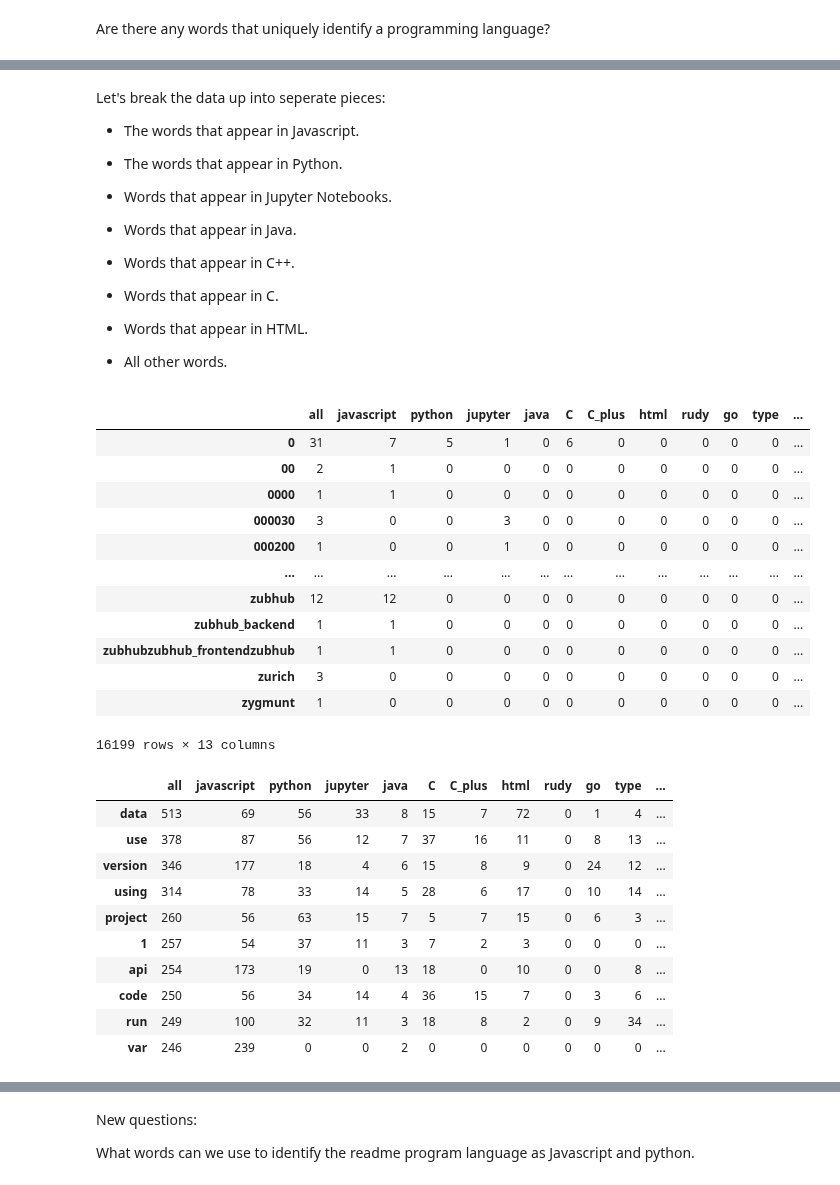
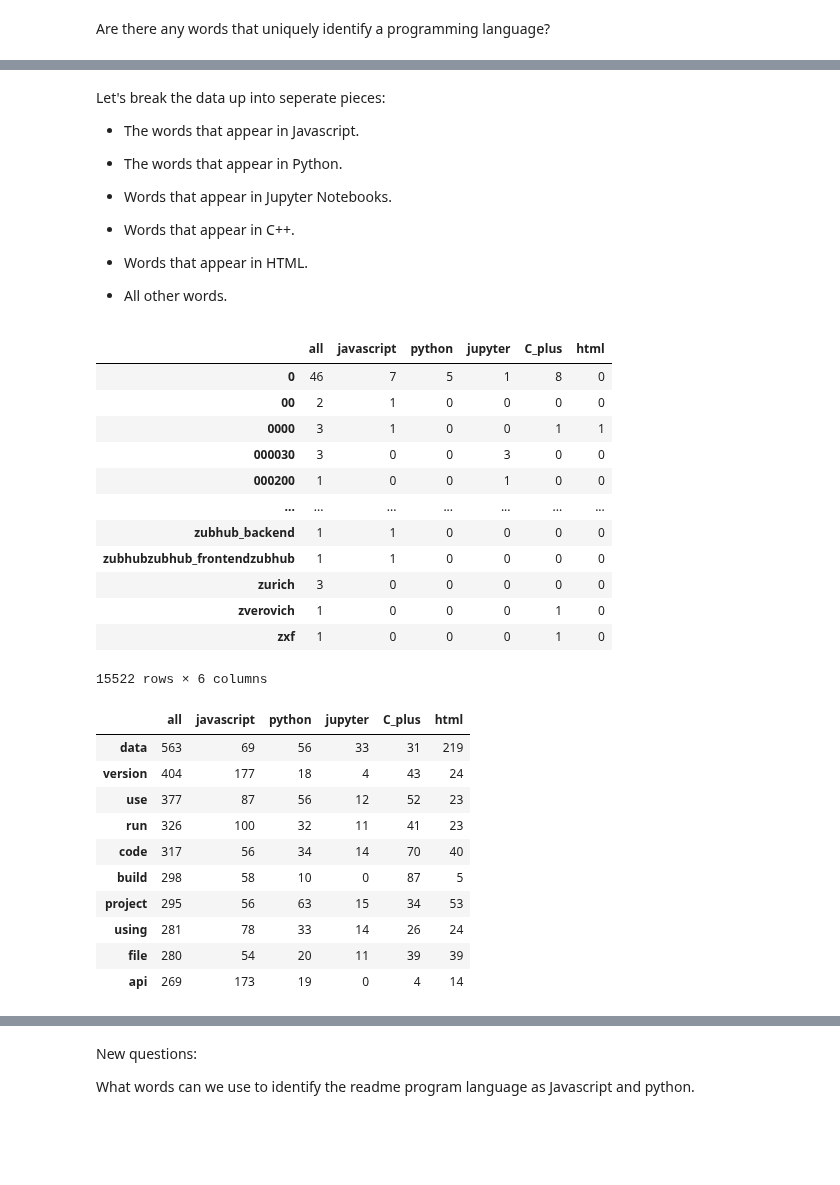
Before and after one commit to codeup-nlp/nlp-project, a Jupyter notebook: craig_explore.ipynb, the cells around one changed output, grey strips where cells are left out. Cells and saved outputs as stored; diff of their text form; code cells hidden in the pictures; blank space fills up the shorter version.

```diff
--- a/craig_explore.ipynb
+++ b/craig_explore.ipynb
@@ -181,11 +170,7 @@ Let's break the data up into seperate pieces:
 
 - Words that appear in Jupyter Notebooks.
 
-- Words that appear in Java.
-
 - Words that appear in C++.
-
-- Words that appear in C.
 
 - Words that appear in HTML.
 
@@ -241,40 +226,40 @@ shell_freq = pd.Series(shell_words).value_counts()
 all_freq = pd.Series(all_words).value_counts()
 # other_freq = pd.Series(other_words).value_counts()
 # %%
-word_counts = (pd.concat([all_freq, javascript_freq, python_freq, jupyter_freq, java_freq, c_freq, c_plus_freq, html_freq, rudy_freq, go_freq, type_freq, tex_freq, shell_freq], axis=1, sort=True)
-                .set_axis(['all', 'javascript', 'python', 'jupyter', 'java', 'C', 'C_plus', 'html', 'rudy', 'go', 'type', 'tex', 'shell'], axis=1, inplace=False)
+word_counts = (pd.concat([all_freq, javascript_freq, python_freq, jupyter_freq, c_plus_freq, html_freq], axis=1, sort=True)
+                .set_axis(['all', 'javascript', 'python', 'jupyter', 'C_plus', 'html'], axis=1, inplace=False)
                 .fillna(0)
                 .apply(lambda s: s.astype(int)))
 
 word_counts
 # %% [output]
-|  | all | javascript | python | jupyter | java | C | C_plus | html | rudy | go | type | ... |
-| 0 | 31 | 7 | 5 | 1 | 0 | 6 | 0 | 0 | 0 | 0 | 0 | ... |
-| 00 | 2 | 1 | 0 | 0 | 0 | 0 | 0 | 0 | 0 | 0 | 0 | ... |
-| 0000 | 1 | 1 | 0 | 0 | 0 | 0 | 0 | 0 | 0 | 0 | 0 | ... |
-| 000030 | 3 | 0 | 0 | 3 | 0 | 0 | 0 | 0 | 0 | 0 | 0 | ... |
-| 000200 | 1 | 0 | 0 | 1 | 0 | 0 | 0 | 0 | 0 | 0 | 0 | ... |
-| ... | ... | ... | ... | ... | ... | ... | ... | ... | ... | ... | ... | ... |
-| zubhub | 12 | 12 | 0 | 0 | 0 | 0 | 0 | 0 | 0 | 0 | 0 | ... |
-| zubhub_backend | 1 | 1 | 0 | 0 | 0 | 0 | 0 | 0 | 0 | 0 | 0 | ... |
-| zubhubzubhub_frontendzubhub | 1 | 1 | 0 | 0 | 0 | 0 | 0 | 0 | 0 | 0 | 0 | ... |
-| zurich | 3 | 0 | 0 | 0 | 0 | 0 | 0 | 0 | 0 | 0 | 0 | ... |
-| zygmunt | 1 | 0 | 0 | 0 | 0 | 0 | 0 | 0 | 0 | 0 | 0 | ... |
+|  | all | javascript | python | jupyter | C_plus | html |
+| 0 | 46 | 7 | 5 | 1 | 8 | 0 |
+| 00 | 2 | 1 | 0 | 0 | 0 | 0 |
+| 0000 | 3 | 1 | 0 | 0 | 1 | 1 |
+| 000030 | 3 | 0 | 0 | 3 | 0 | 0 |
+| 000200 | 1 | 0 | 0 | 1 | 0 | 0 |
+| ... | ... | ... | ... | ... | ... | ... |
+| zubhub_backend | 1 | 1 | 0 | 0 | 0 | 0 |
+| zubhubzubhub_frontendzubhub | 1 | 1 | 0 | 0 | 0 | 0 |
+| zurich | 3 | 0 | 0 | 0 | 0 | 0 |
+| zverovich | 1 | 0 | 0 | 0 | 1 | 0 |
+| zxf | 1 | 0 | 0 | 0 | 1 | 0 |
-16199 rows × 13 columns
+15522 rows × 6 columns
 # %%
 word_counts.sort_values(by='all', ascending=False).head(10)
 # %% [output]
-|  | all | javascript | python | jupyter | java | C | C_plus | html | rudy | go | type | ... |
-| data | 513 | 69 | 56 | 33 | 8 | 15 | 7 | 72 | 0 | 1 | 4 | ... |
-| use | 378 | 87 | 56 | 12 | 7 | 37 | 16 | 11 | 0 | 8 | 13 | ... |
-| version | 346 | 177 | 18 | 4 | 6 | 15 | 8 | 9 | 0 | 24 | 12 | ... |
-| using | 314 | 78 | 33 | 14 | 5 | 28 | 6 | 17 | 0 | 10 | 14 | ... |
-| project | 260 | 56 | 63 | 15 | 7 | 5 | 7 | 15 | 0 | 6 | 3 | ... |
-| 1 | 257 | 54 | 37 | 11 | 3 | 7 | 2 | 3 | 0 | 0 | 0 | ... |
-| api | 254 | 173 | 19 | 0 | 13 | 18 | 0 | 10 | 0 | 0 | 8 | ... |
-| code | 250 | 56 | 34 | 14 | 4 | 36 | 15 | 7 | 0 | 3 | 6 | ... |
-| run | 249 | 100 | 32 | 11 | 3 | 18 | 8 | 2 | 0 | 9 | 34 | ... |
-| var | 246 | 239 | 0 | 0 | 2 | 0 | 0 | 0 | 0 | 0 | 0 | ... |
+|  | all | javascript | python | jupyter | C_plus | html |
+| data | 563 | 69 | 56 | 33 | 31 | 219 |
+| version | 404 | 177 | 18 | 4 | 43 | 24 |
+| use | 377 | 87 | 56 | 12 | 52 | 23 |
+| run | 326 | 100 | 32 | 11 | 41 | 23 |
+| code | 317 | 56 | 34 | 14 | 70 | 40 |
+| build | 298 | 58 | 10 | 0 | 87 | 5 |
+| project | 295 | 56 | 63 | 15 | 34 | 53 |
+| using | 281 | 78 | 33 | 14 | 26 | 24 |
+| file | 280 | 54 | 20 | 11 | 39 | 39 |
+| api | 269 | 173 | 19 | 0 | 4 | 14 |
 # %%
 pd.concat([word_counts[word_counts.javascript == 0].sort_values(by='javascript').tail(6),
            word_counts[word_counts.python == 0].sort_values(by='python').tail(6),
```
Also changed, not shown: parts of 34 cells of this notebook.
